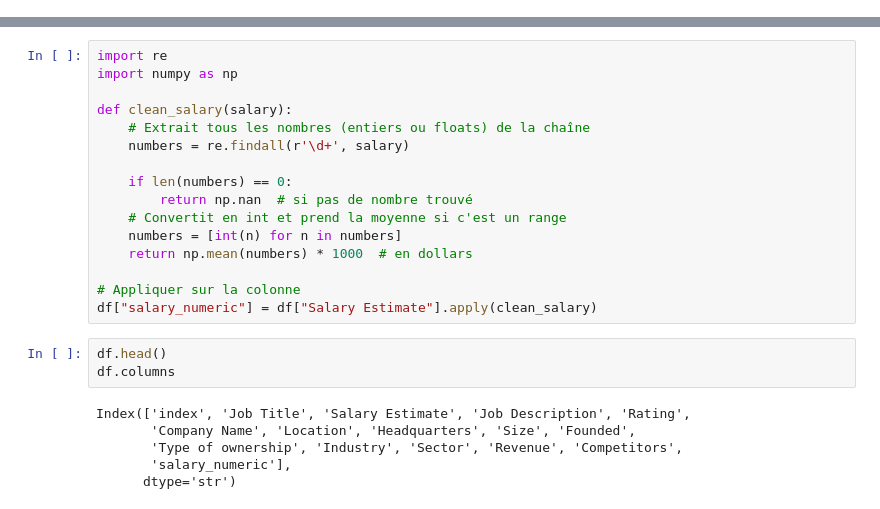
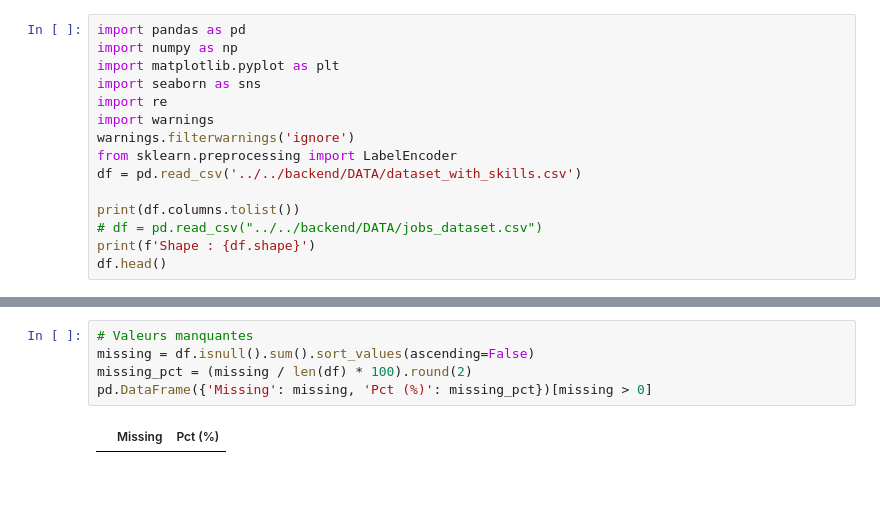
Before and after one commit to KarimaChami/HR-Pulse, a Jupyter notebook: ml/notebook/salary_predictor.ipynb, the cells around one changed output, grey strips where cells are left out. Cells and saved outputs as stored; diff of their text form.

Commit message:
backend updated

```diff
--- a/ml/notebook/salary_predictor.ipynb
+++ b/ml/notebook/salary_predictor.ipynb
@@ -15,0 +1,15 @@ df.head()
+# %%
+import pandas as pd
+import numpy as np
+import matplotlib.pyplot as plt
+import seaborn as sns
+import re
+import warnings
+warnings.filterwarnings('ignore')
+from sklearn.preprocessing import LabelEncoder
+df = pd.read_csv('../../backend/DATA/dataset_with_skills.csv')
+
+print(df.columns.tolist())
+# df = pd.read_csv("../../backend/DATA/jobs_dataset.csv")
+print(f'Shape : {df.shape}')
+df.head()
@@ -53,25 +45,7 @@ dtype: int64
-# %%
-import re
-import numpy as np
-
-def clean_salary(salary):
-    # Extrait tous les nombres (entiers ou floats) de la chaîne
-    numbers = re.findall(r'\d+', salary)
-
-    if len(numbers) == 0:
-        return np.nan  # si pas de nombre trouvé
-    # Convertit en int et prend la moyenne si c'est un range
-    numbers = [int(n) for n in numbers]
-    return np.mean(numbers) * 1000  # en dollars
-
-# Appliquer sur la colonne
-df["salary_numeric"] = df["Salary Estimate"].apply(clean_salary)
-# %%
-df.head()
-df.columns
-# %% [output]
-Index(['index', 'Job Title', 'Salary Estimate', 'Job Description', 'Rating',
-       'Company Name', 'Location', 'Headquarters', 'Size', 'Founded',
-       'Type of ownership', 'Industry', 'Sector', 'Revenue', 'Competitors',
-       'salary_numeric'],
-      dtype='str')
+# %%
+# Valeurs manquantes
+missing = df.isnull().sum().sort_values(ascending=False)
+missing_pct = (missing / len(df) * 100).round(2)
+pd.DataFrame({'Missing': missing, 'Pct (%)': missing_pct})[missing > 0]
+# %% [output]
+|  | Missing | Pct (%) |
```
Also changed, not shown: parts of 18 cells of this notebook, 12 other files.
